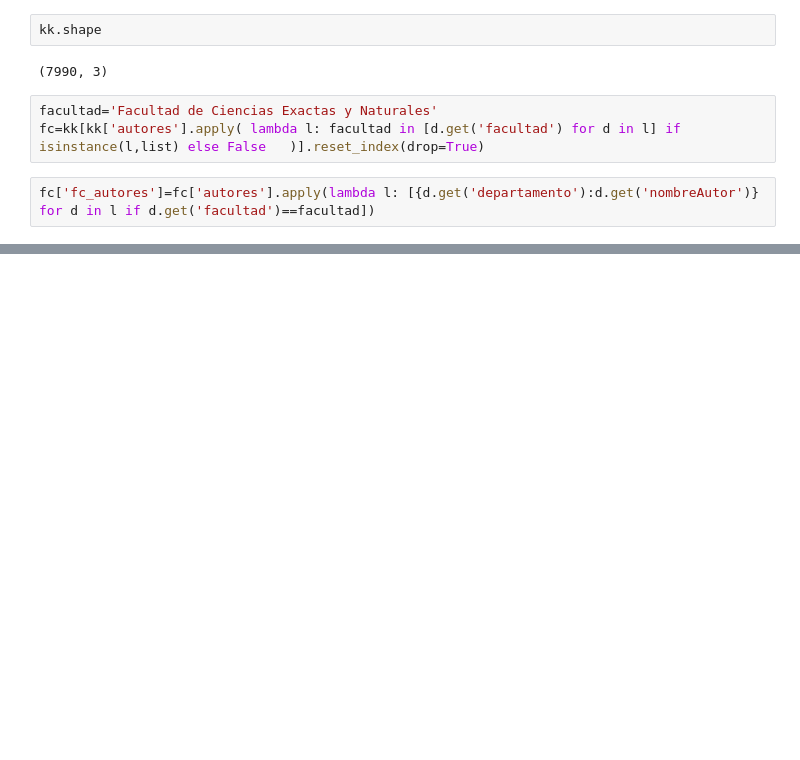
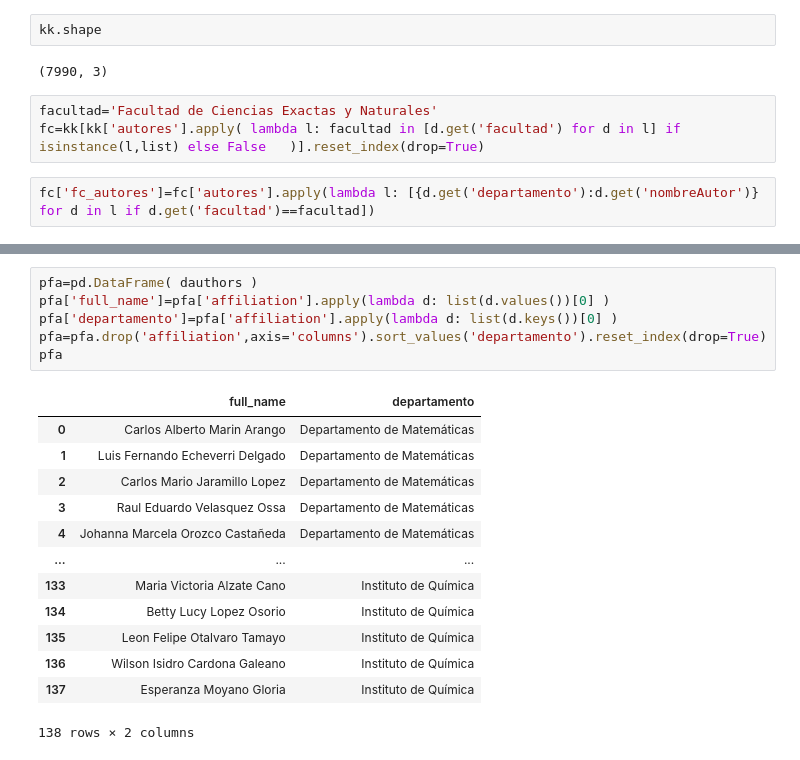
Before and after one commit to restrepo/medicion, a Jupyter notebook: cienciometria/Normalize_Columns.ipynb, the cells around one changed output, grey strips where cells are left out. Drawn from its saved outputs; the diff is of its cells as text; blank space fills up the shorter version.

```diff
--- a/cienciometria/Normalize_Columns.ipynb
+++ b/cienciometria/Normalize_Columns.ipynb
@@ -1385,0 +1392,20 @@ pf[pf['departamento']=='Instituto de Física'].drop_duplicates('full_name').rese
+# %%
+pfa=pd.DataFrame( dauthors )
+pfa['full_name']=pfa['affiliation'].apply(lambda d: list(d.values())[0] )
+pfa['departamento']=pfa['affiliation'].apply(lambda d: list(d.keys())[0] )
+pfa=pfa.drop('affiliation',axis='columns').sort_values('departamento').reset_index(drop=True)
+pfa
+# %% [output]
+|  | full_name | departamento |
+| 0 | Carlos Alberto Marin Arango | Departamento de Matemáticas |
+| 1 | Luis Fernando Echeverri Delgado | Departamento de Matemáticas |
+| 2 | Carlos Mario Jaramillo Lopez | Departamento de Matemáticas |
+| 3 | Raul Eduardo Velasquez Ossa | Departamento de Matemáticas |
+| 4 | Johanna Marcela Orozco Castañeda | Departamento de Matemáticas |
+| ... | ... | ... |
+| 133 | Maria Victoria Alzate Cano | Instituto de Química |
+| 134 | Betty Lucy Lopez Osorio | Instituto de Química |
+| 135 | Leon Felipe Otalvaro Tamayo | Instituto de Química |
+| 136 | Wilson Isidro Cardona Galeano | Instituto de Química |
+| 137 | Esperanza Moyano Gloria | Instituto de Química |
+138 rows × 2 columns
```
Also changed, not shown: parts of 10 cells of this notebook, 1 other file.
